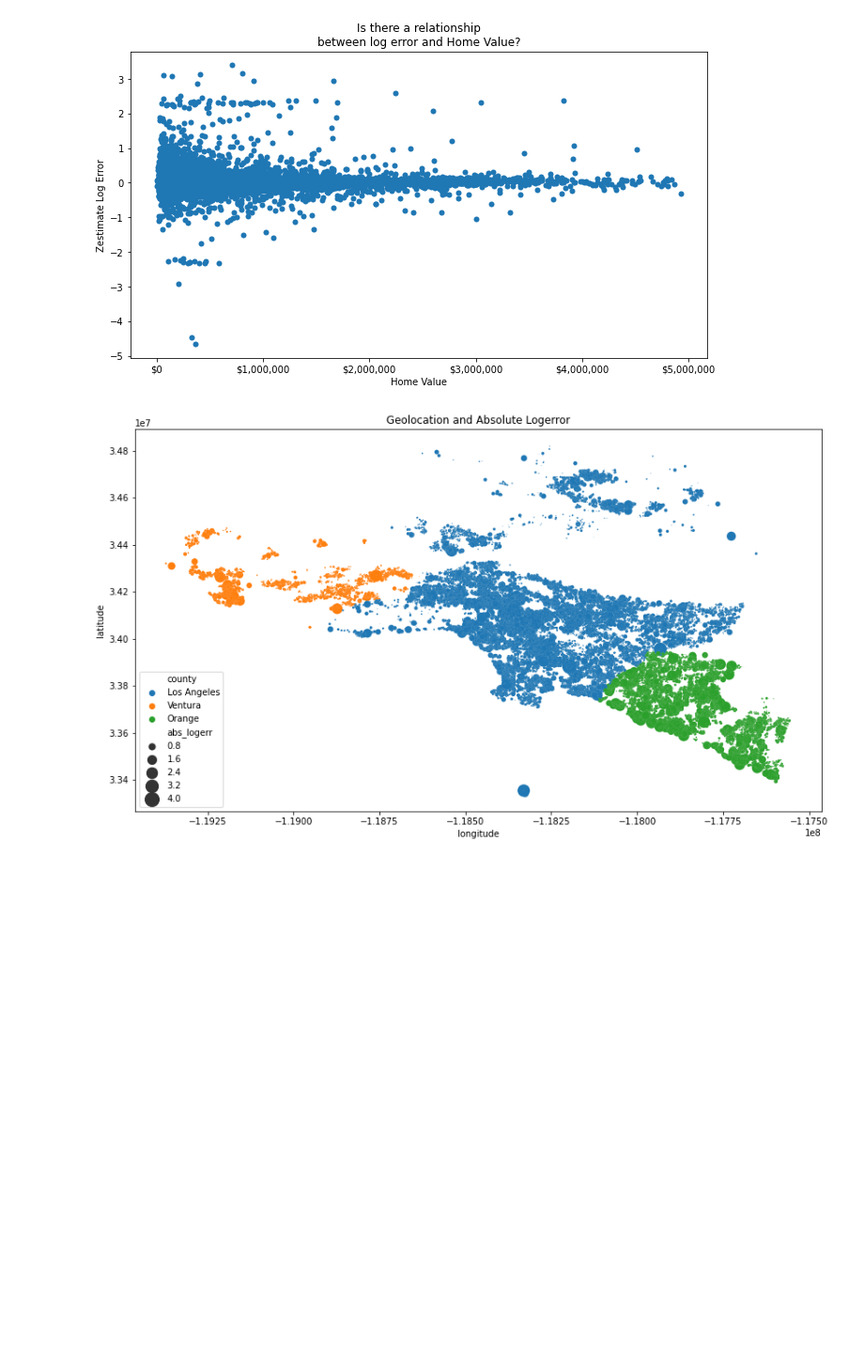
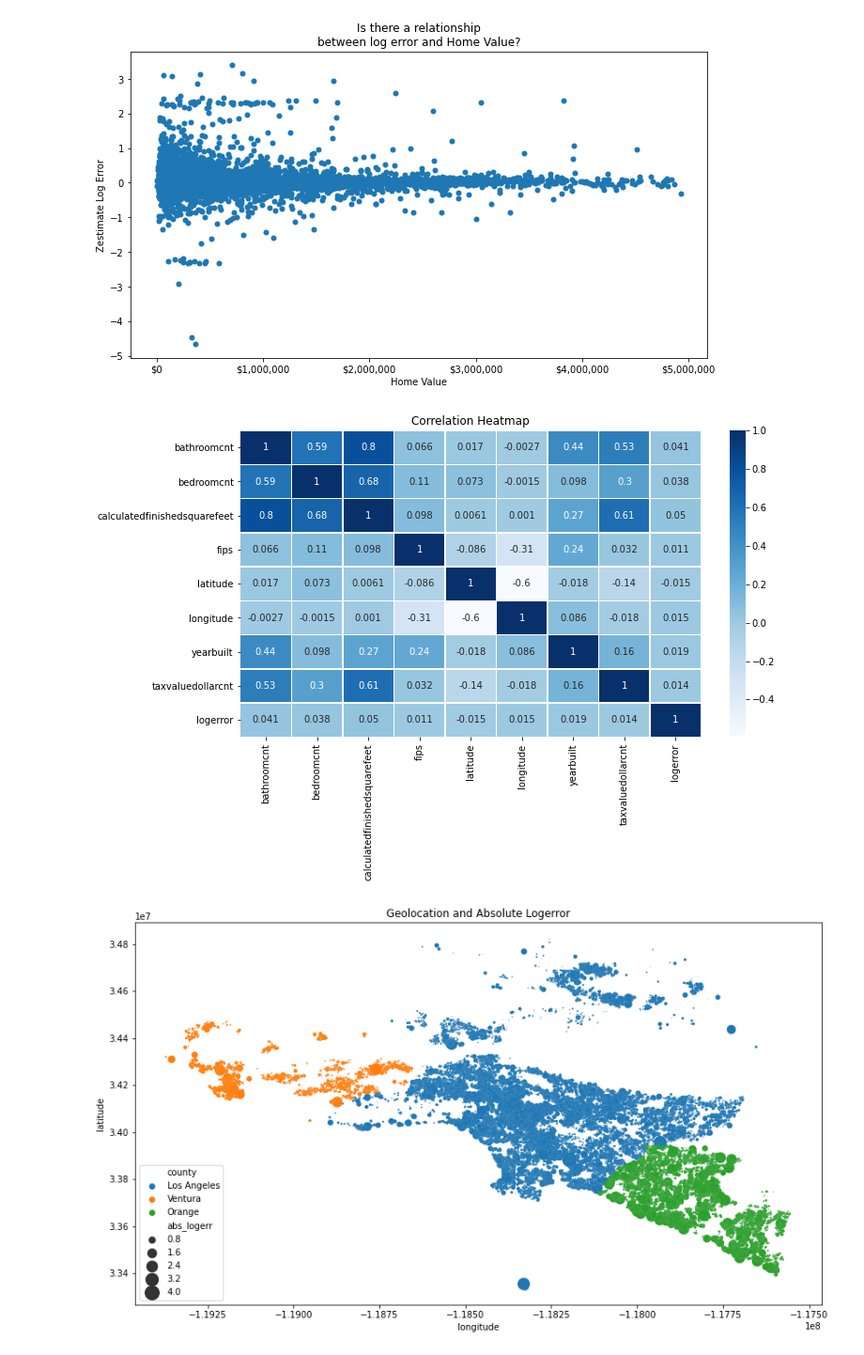
Before and after one commit to jeffakins/zillow_2017_clustering_project, a Jupyter notebook: zillow_clustering_project.ipynb, the cells around one changed output. Shown at 94% size. Saved outputs shown, nothing was run; the diff lists cells and outputs as text; code cells hidden in the pictures; blank space fills up the shorter version.

```diff
--- a/zillow_clustering_project.ipynb
+++ b/zillow_clustering_project.ipynb
@@ -151,6 +157,13 @@ plt.ylabel('Zestimate Log Error')
 ax.xaxis.set_major_formatter('${:,.0f}'.format)
 # %% [output]
 [figure]
+# %%
+plt.figure(figsize=(11,6))
+sns.heatmap(train.corr(), cmap='Blues', annot=True, linewidth=0.5)
+plt.title('Correlation Heatmap')
+plt.show()
+# %% [output]
+[figure, added]
 # %%
 train['abs_logerr'] = train.logerror.apply(lambda x: x if x >= 0 else -x)
 # Plot of error using lat/long
```
Also changed, not shown: parts of 28 cells of this notebook, 2 other files.
